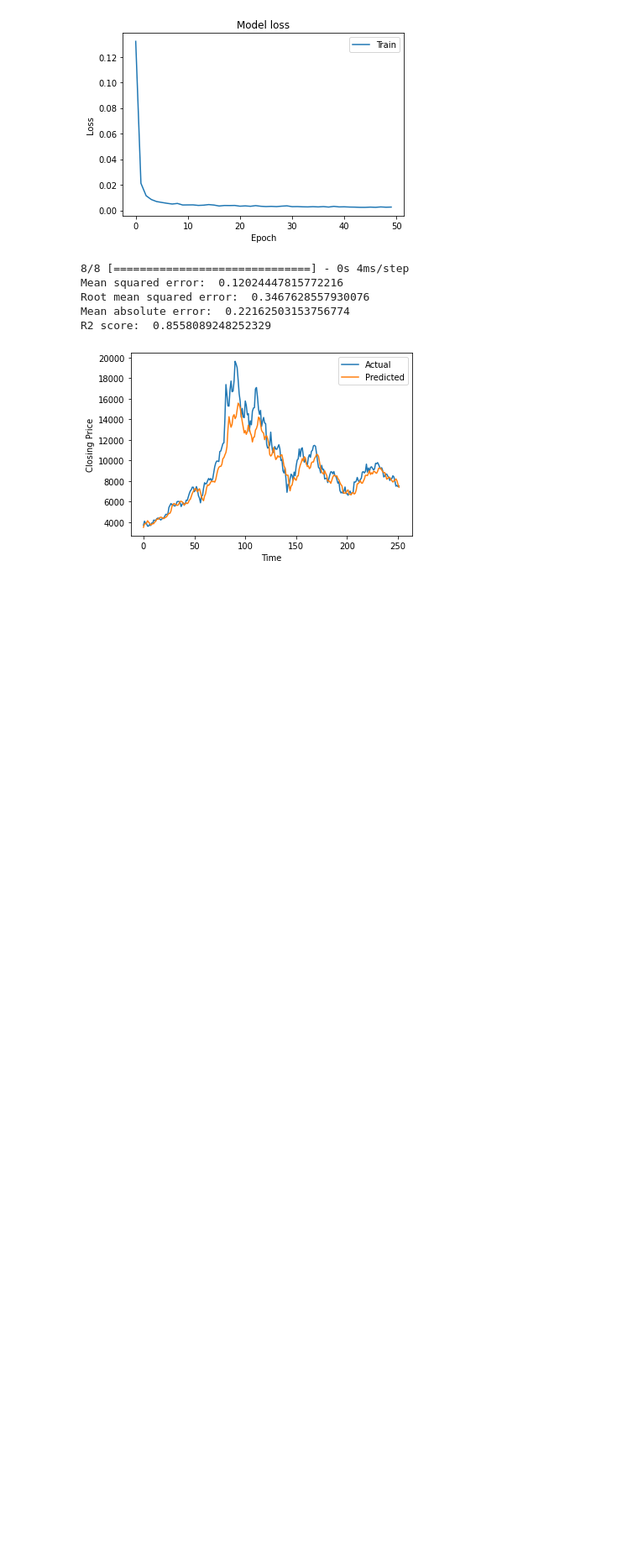
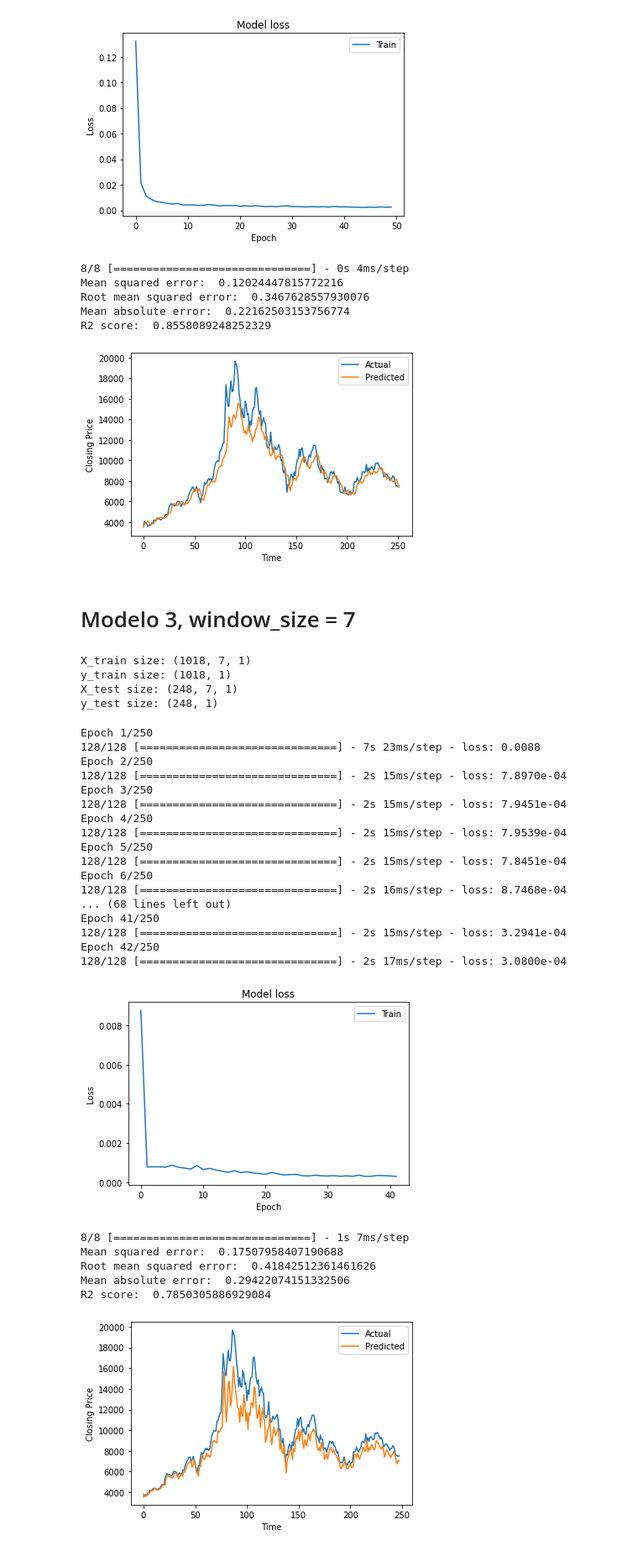
Before and after one commit to ViniciusPrincipe/BitcoinPrediction-LSTM, a Jupyter notebook: BtcLSTM.ipynb, the cells around one changed output. Shown at 84% size. Drawn from its saved outputs; the diff is of its cells as text; code cells hidden in the pictures; blank space fills up the shorter version.

```diff
--- a/BtcLSTM.ipynb
+++ b/BtcLSTM.ipynb
@@ -962,3 +962,57 @@ Root mean squared error:  0.3467628557930076
 Mean absolute error:  0.22162503153756774
 R2 score:  0.8558089248252329
 [figure]
+# %% [markdown]
+# Modelo 3, window_size = 7
+# %%
+#Criando datasets usando uma janela com 7 pontos
+window_size = 7
+x, y = window_data(scaled_data, window_size)
+x_train, x_test = np.array(x[:1018]),np.array(x[1018:])
+y_train, y_test = np.array(y[:1018]), np.array(y[1018:])
+
+print("X_train size: {}".format(x_train.shape))
+print("y_train size: {}".format(y_train.shape))
+print("X_test size: {}".format(x_test.shape))
+print("y_test size: {}".format(y_test.shape))
+# %% [output]
+X_train size: (1018, 7, 1)
+y_train size: (1018, 1)
+X_test size: (248, 7, 1)
+y_test size: (248, 1)
+# %%
+model = Sequential()
+model.add(LSTM(150, input_shape=(window_size, 1), return_sequences=True))
+model.add(LSTM(50))
+model.add(Dense(1))
+optimizer = keras.optimizers.Adam()
+model.compile(loss='mean_squared_error', optimizer=optimizer)
+
+history = model.fit(x_train, y_train, epochs=250, batch_size=8, callbacks=[early_stop_train])
+plot_history(history)
+model_evaluation(model, x_test, y_test)
+# %% [output]
+Epoch 1/250
+128/128 [==============================] - 7s 23ms/step - loss: 0.0088
+Epoch 2/250
+128/128 [==============================] - 2s 15ms/step - loss: 7.8970e-04
+Epoch 3/250
+128/128 [==============================] - 2s 15ms/step - loss: 7.9451e-04
+Epoch 4/250
+128/128 [==============================] - 2s 15ms/step - loss: 7.9539e-04
+Epoch 5/250
+128/128 [==============================] - 2s 15ms/step - loss: 7.8451e-04
+Epoch 6/250
+128/128 [==============================] - 2s 16ms/step - loss: 8.7468e-04
+... (68 lines left out)
+Epoch 41/250
+128/128 [==============================] - 2s 15ms/step - loss: 3.2941e-04
+Epoch 42/250
+128/128 [==============================] - 2s 17ms/step - loss: 3.0800e-04
+[figure, added]
+8/8 [==============================] - 1s 7ms/step
+Mean squared error:  0.17507958407190688
+Root mean squared error:  0.41842512361461626
+Mean absolute error:  0.29422074151332506
+R2 score:  0.7850305886929084
+[figure, added]
```
Also changed, not shown: parts of 7 cells of this notebook.
